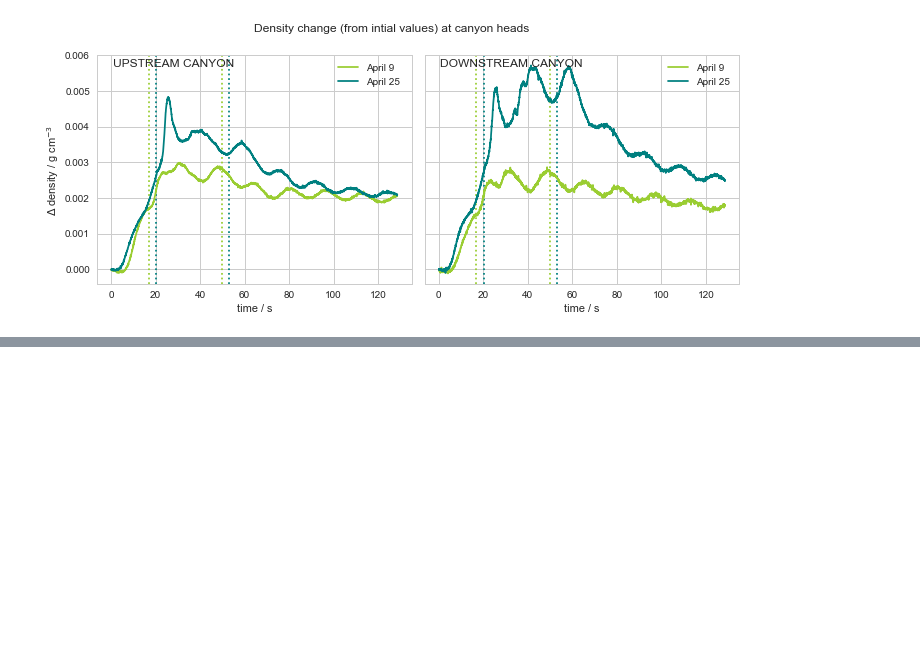
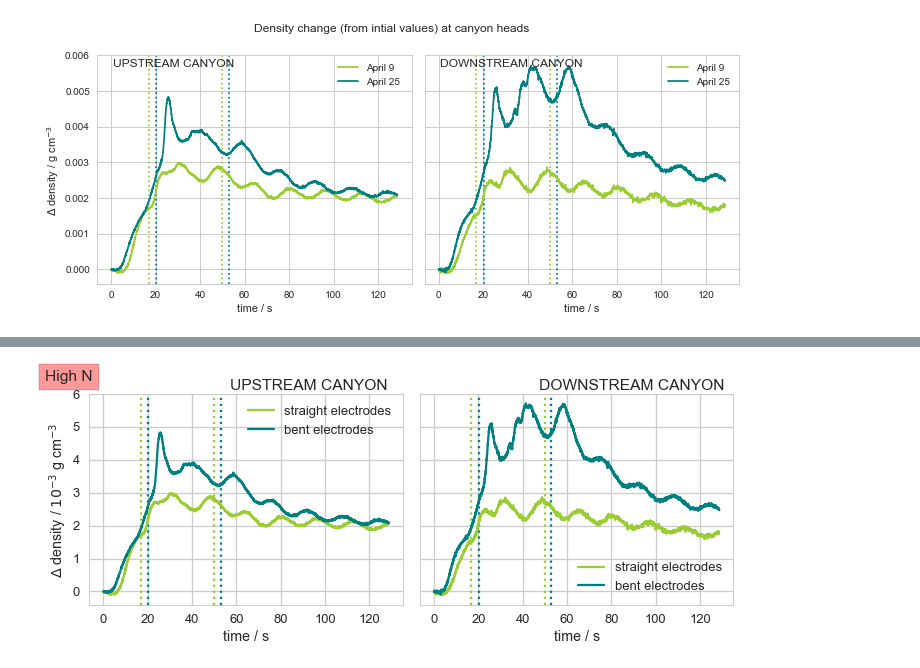
Before and after one commit to UBC-MOAD/MultipleCanyons, a Jupyter notebook: lab/Conduino/Calibration/notebooks/exp_25apr19.ipynb, the cells around one changed output, grey strips where cells are left out. Drawn from its saved outputs; the diff is of its cells as text; code cells hidden in the pictures; blank space fills up the shorter version.

```diff
--- a/lab/Conduino/Calibration/notebooks/exp_25apr19.ipynb
+++ b/lab/Conduino/Calibration/notebooks/exp_25apr19.ipynb
@@ -388,0 +419,35 @@ plt.tight_layout()
+# %%
+fig, (ax0,ax1) = plt.subplots(1,2, figsize=(10,4), sharey=True)
+labels = ['1-upstream','2-downstream']
+
+filepath_two_bis = '../../exp_09apr19/experiment.mat'
+
+plot_uprofile_old(ax0,'yellowgreen' )
+plot_uprofile(ax0,'teal')
+plot_uprofile_old(ax1,'yellowgreen' )
+plot_uprofile(ax1,'teal')
+
+mat_two_bis = sio.loadmat(filepath_two_bis, squeeze_me=True)
+P1_two_bis = mat_two_bis['ch1']
+P2_two_bis = mat_two_bis['ch2']
+time_two_bis = mat_two_bis['time']
+
+ax0.plot(time_two_bis,(dens_ANK1_Mar29(P1_two_bis)-dens_ANK1_Mar29(P1_two_bis)[0])*1E3, label='straight electrodes', color='yellowgreen')
+ax0.plot(time,(dens_ANK1(P1)-dens_ANK1(P1)[0])*1E3,'-', label='bent electrodes ', color='teal')
+
+ax1.plot(time_two_bis,(dens_ANK2_Mar29(P2_two_bis)-dens_ANK2_Mar29(P2_two_bis)[0])*1E3, label='straight electrodes', color='yellowgreen')
+ax1.plot(time,(dens_ANK2(P2)-dens_ANK2(P2)[0])*1E3,'-', label='bent electrodes' , color='teal')
+
+ax0.legend(loc=0)
+ax1.legend(loc=0)
+ax0.set_ylabel(r'$\Delta$ density / $10^{-3}$ g cm$^{-3}$ ')
+ax0.set_xlabel('time / s')
+ax1.set_xlabel('time / s')
+ax0.text(0.45,1.02,'UPSTREAM CANYON',transform=ax0.transAxes)
+ax1.text(0.38,1.02,'DOWNSTREAM CANYON',transform=ax1.transAxes)
+ax0.text(-0.14,1.06,'High N',transform=ax0.transAxes, bbox={'facecolor':'red', 'alpha':0.4, 'pad':6})
+
+plt.tight_layout()
+fig.savefig('figures/highN_bent_vs_straight_electrodes.pdf', format='pdf',dpi=150,bbox_inches='tight', facecolor=fig.get_facecolor())
+# %% [output]
+[figure, added]
```
Also changed, not shown: parts of 7 cells of this notebook, 3 other files.
